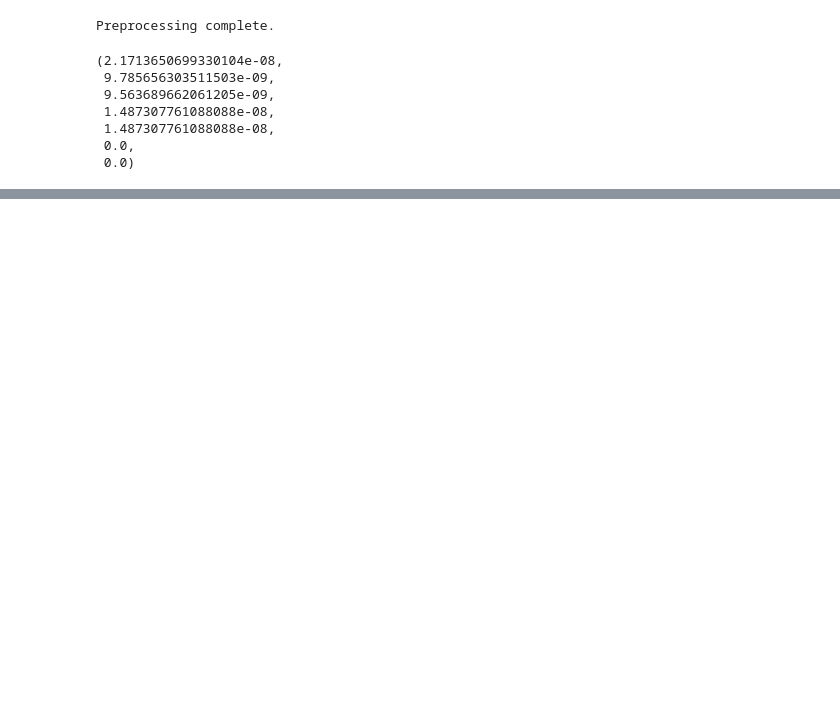
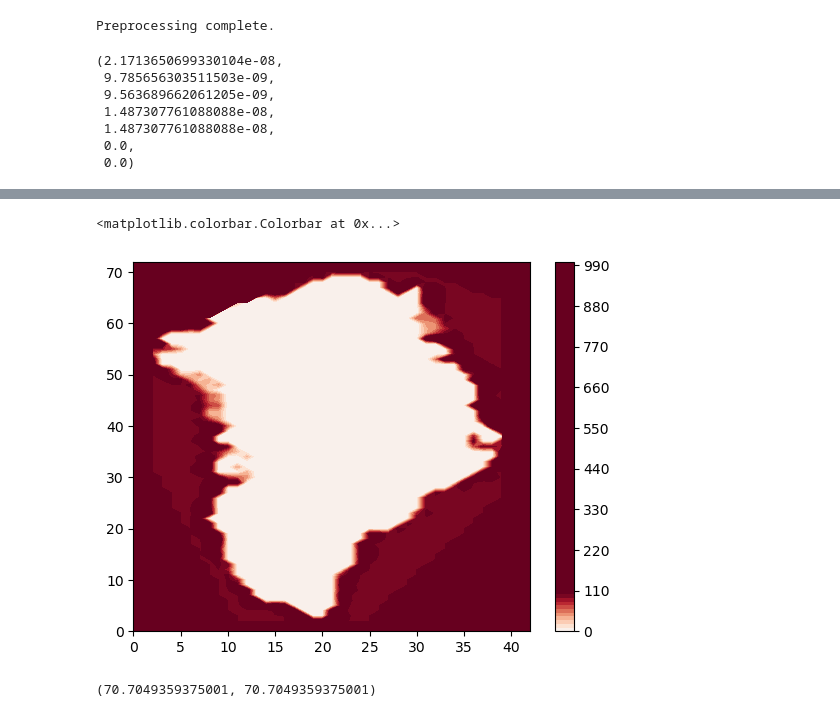
Before and after one commit to Shreyas911/pySICOPOLIS, a Jupyter notebook: examples/jupyter_notebooks/data_gen_bm5_new.ipynb, the cells around one changed output, grey strips where cells are left out. Drawn from its saved outputs; the diff is of its cells as text; code cells hidden in the pictures; blank space fills up the shorter version.

```diff
--- a/examples/jupyter_notebooks/data_gen_bm5_new.ipynb
+++ b/examples/jupyter_notebooks/data_gen_bm5_new.ipynb
@@ -356,0 +489,11 @@ ds_bm5_40kms.to_netcdf("/scratch2/shreyas/GrIS_paleo_data/bm5_data_40kms.nc")
+# %%
+plt.contourf(fields_ds["zl_uncert"]-fields_ds["H_uncert"], vmin = -100, vmax = 100, cmap = "RdBu_r", levels = 100)
+plt.colorbar()
+# %% [output]
+<matplotlib.colorbar.Colorbar at 0x...>
+[figure, added]
+# %%
+# THIS IS EXPECTED BECAUSE H_UNCERT IS INTERPOLATION OF NP.SQRT(ERR_BED**2 + 100), YOU CANNOT SUBTRACT 100 FROM INTERP H AND GET INTERP ZL BTW.
+fields_ds["zl_uncert"][35, 20], fields_ds["H_uncert"][35, 20]
+# %% [output]
+(70.7049359375001, 70.7049359375001)
```
Also changed, not shown: parts of 20 cells of this notebook, 3 other files.
